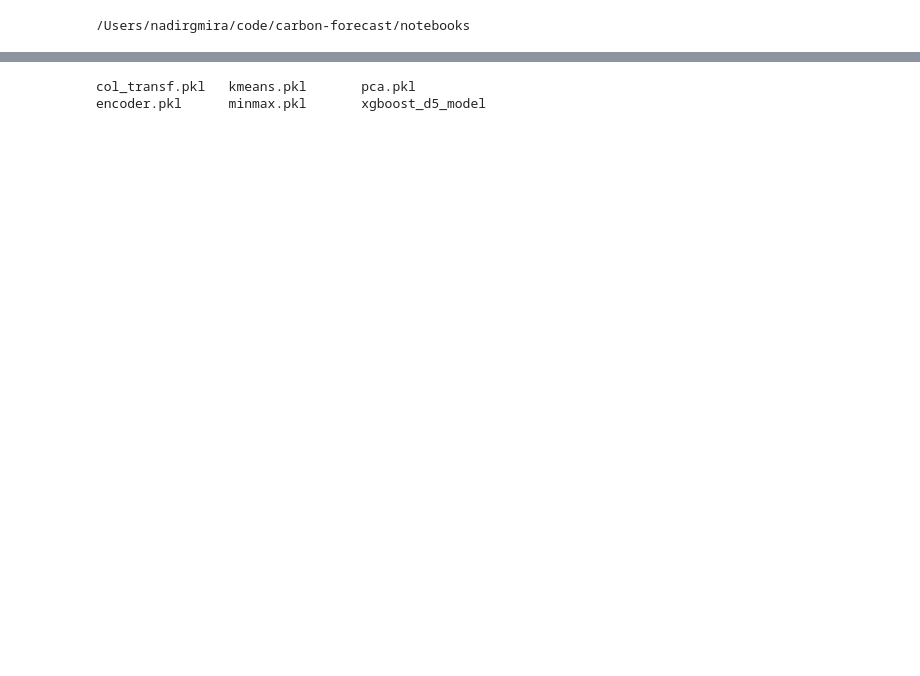
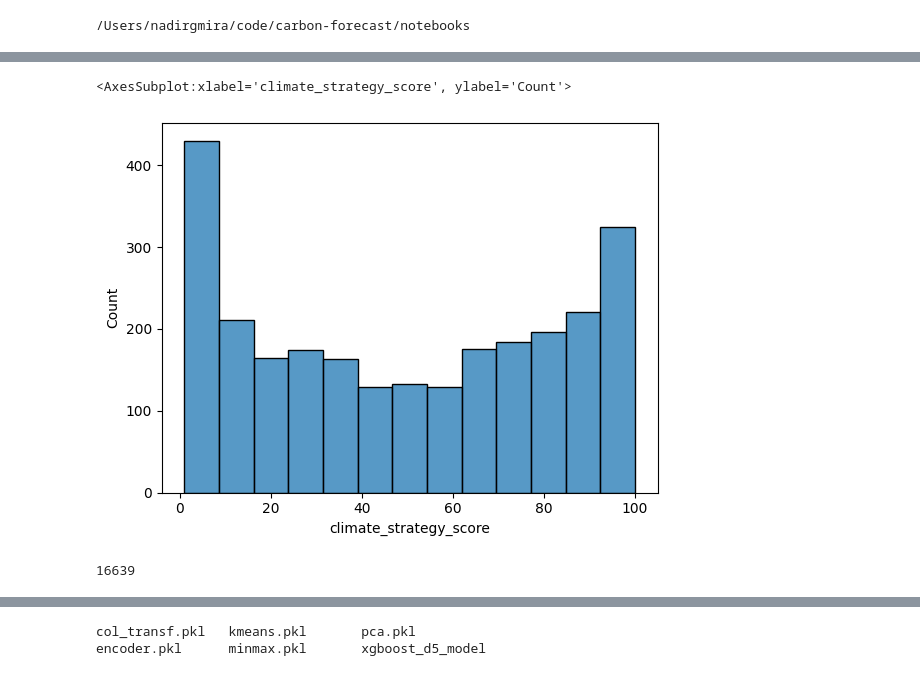
Before and after one commit to leocmcheung/carbon-forecast, a Jupyter notebook: notebooks/Nadir_KNN.ipynb, the cells around one changed output, grey strips where cells are left out. Drawn from its saved outputs; the diff is of its cells as text; code cells hidden in the pictures; blank space fills up the shorter version.

Commit message:
updated benchmark climate score

```diff
--- a/notebooks/Nadir_KNN.ipynb
+++ b/notebooks/Nadir_KNN.ipynb
@@ -341,0 +128,13 @@ Text(0.5, 0, 'k cluster number')
+# %%
+W_original=Y_original.join(dg,on='TCUID')
+
+W_original['Carbon Outright']=W_original['Carbon-Scope 1 (tonnes CO2e)']
++W_original['Carbon-Scope 2 (tonnes CO2e)']
+
+W_original=W_original.drop(columns=['Carbon-Scope 1 (tonnes CO2e)','Carbon-Scope 2 (tonnes CO2e)'])
+
+W_original=W_original.rename(columns={'intensity_1and2':'Carbon Intensity'})
+
+W_original=W_original[W_original['climate_strategy_score']>0]
+
+W_original.head(3)
@@ -341,0 +187,9 @@ Text(0.5, 0, 'k cluster number')
+# %%
+sns.histplot(W_original,x='climate_strategy_score')
+# %% [output]
+<AxesSubplot:xlabel='climate_strategy_score', ylabel='Count'>
+[figure, added]
+# %%
+Z_original['climate_strategy_score'].count()
+# %% [output]
+16639
```
Also changed, not shown: parts of 121 cells of this notebook, 1 other file.
